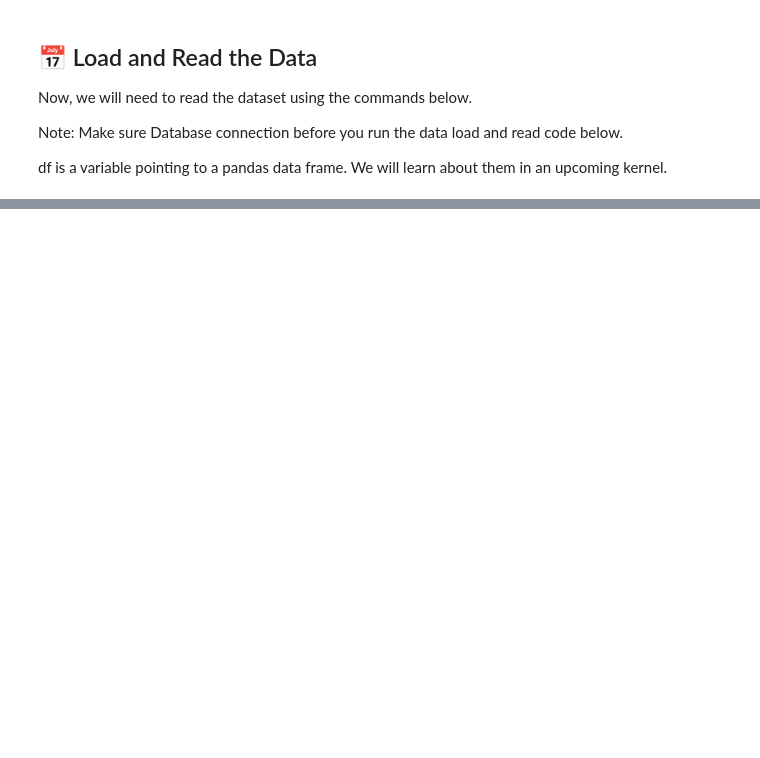
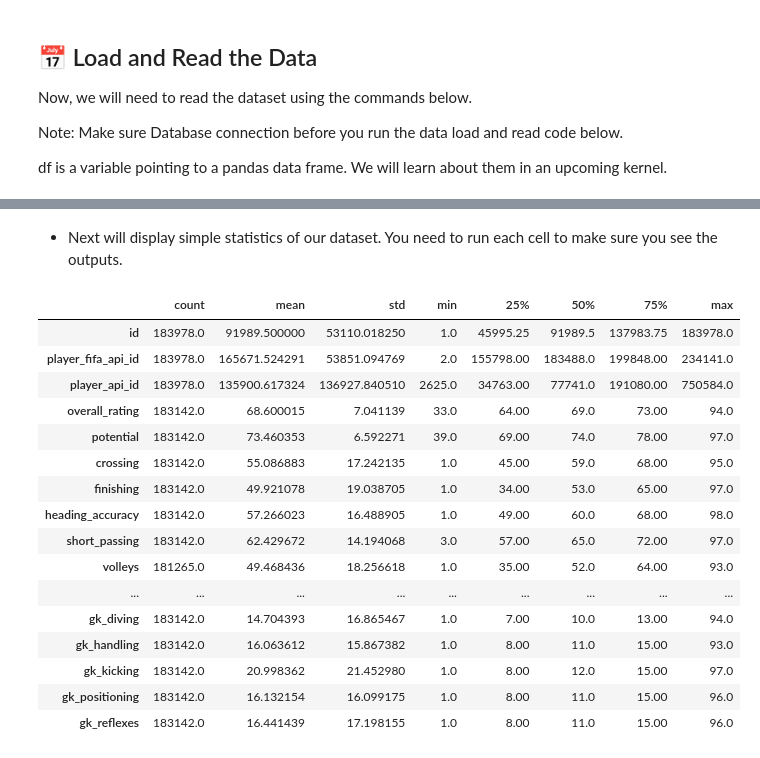
Before and after one commit to PabloYepes27/DataScience, a Jupyter notebook: Introduction_to_Data_Science_With_Data_Science.ipynb, the cells around one changed output, grey strips where cells are left out. Cells and saved outputs as stored; diff of their text form; code cells hidden in the pictures; blank space fills up the shorter version.

```diff
--- a/Introduction_to_Data_Science_With_Data_Science.ipynb
+++ b/Introduction_to_Data_Science_With_Data_Science.ipynb
@@ -50,8 +62,14 @@ from sklearn.preprocessing import scale
 # %%
-database = '~/database.sqlite'
+path = "/content/gdrive/MyDrive/Documents/Programming/DATA SCIENCE/Colab Notebooks/Introduction to Data Science With Data Science.AI/"
+database = path + 'database.sqlite'
+conn = sqlite3.connect(database)
+tables = pd.read_sql("""SELECT * FROM sqlite_master WHERE type='table';""", conn)
 
-conn = sqlite3.connect(database)
-tables = pd.read_sql("""SELECT * FROM sqlite_master WHERE type='table';""", conn) #  What happened in this line?
+# What happened in this line?
+# sqlite_master is an internal table that is present in all SQLite databases.
+# The content of this table describes the database's schema.
+# The SQLite database holds the database schema in the table sqlite_master.
+
 print("Connection Succesful", conn)
 print(tables)
 # %% [output]
@@ -70,0 +131,28 @@ DatabaseError: ignored
+# %% [markdown]
+* Next will display simple statistics of our dataset. You need to run each cell to make sure you see the outputs.
+# %%
+df.describe().transpose()
+
+# df.describe() = Generate descriptive statistics include those that summarize the central tendency,
+# dispersion and shape of a dataset’s distribution, excluding NaN values.
+
+# df.transpose() = Reflect the DataFrame over its main diagonal by writing rows as columns and vice-versa.
+# The property T is an accessor to the method
+# %% [output]
+|  | count | mean | std | min | 25% | 50% | 75% | max |
+| id | 183978.0 | 91989.500000 | 53110.018250 | 1.0 | 45995.25 | 91989.5 | 137983.75 | 183978.0 |
+| player_fifa_api_id | 183978.0 | 165671.524291 | 53851.094769 | 2.0 | 155798.00 | 183488.0 | 199848.00 | 234141.0 |
+| player_api_id | 183978.0 | 135900.617324 | 136927.840510 | 2625.0 | 34763.00 | 77741.0 | 191080.00 | 750584.0 |
+| overall_rating | 183142.0 | 68.600015 | 7.041139 | 33.0 | 64.00 | 69.0 | 73.00 | 94.0 |
+| potential | 183142.0 | 73.460353 | 6.592271 | 39.0 | 69.00 | 74.0 | 78.00 | 97.0 |
+| crossing | 183142.0 | 55.086883 | 17.242135 | 1.0 | 45.00 | 59.0 | 68.00 | 95.0 |
+| finishing | 183142.0 | 49.921078 | 19.038705 | 1.0 | 34.00 | 53.0 | 65.00 | 97.0 |
+| heading_accuracy | 183142.0 | 57.266023 | 16.488905 | 1.0 | 49.00 | 60.0 | 68.00 | 98.0 |
+| short_passing | 183142.0 | 62.429672 | 14.194068 | 3.0 | 57.00 | 65.0 | 72.00 | 97.0 |
+| volleys | 181265.0 | 49.468436 | 18.256618 | 1.0 | 35.00 | 52.0 | 64.00 | 93.0 |
+| ... | ... | ... | ... | ... | ... | ... | ... | ... |
+| gk_diving | 183142.0 | 14.704393 | 16.865467 | 1.0 | 7.00 | 10.0 | 13.00 | 94.0 |
+| gk_handling | 183142.0 | 16.063612 | 15.867382 | 1.0 | 8.00 | 11.0 | 15.00 | 93.0 |
+| gk_kicking | 183142.0 | 20.998362 | 21.452980 | 1.0 | 8.00 | 12.0 | 15.00 | 97.0 |
+| gk_positioning | 183142.0 | 16.132154 | 16.099175 | 1.0 | 8.00 | 11.0 | 15.00 | 96.0 |
+| gk_reflexes | 183142.0 | 16.441439 | 17.198155 | 1.0 | 8.00 | 11.0 | 15.00 | 96.0 |
```
Also changed, not shown: parts of 33 cells of this notebook.
